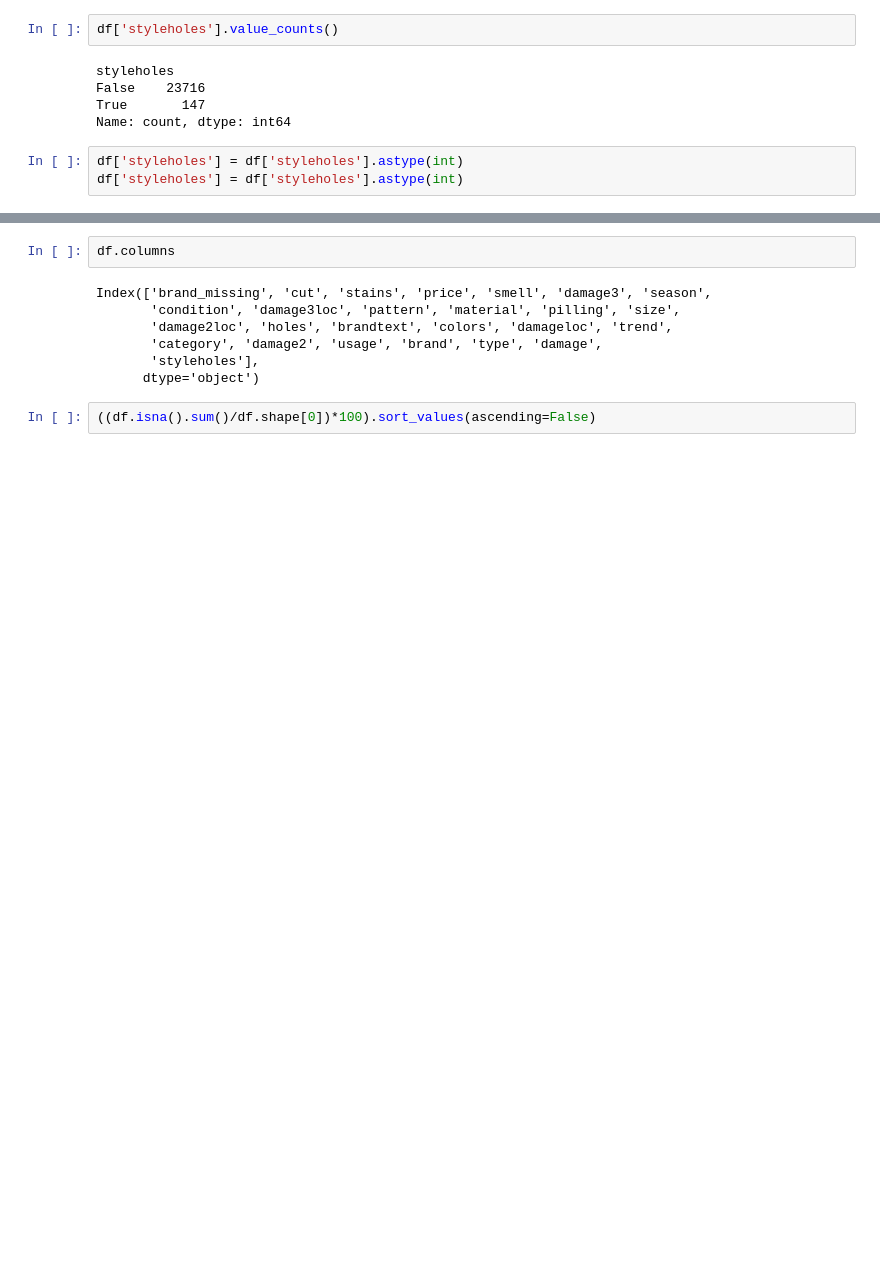
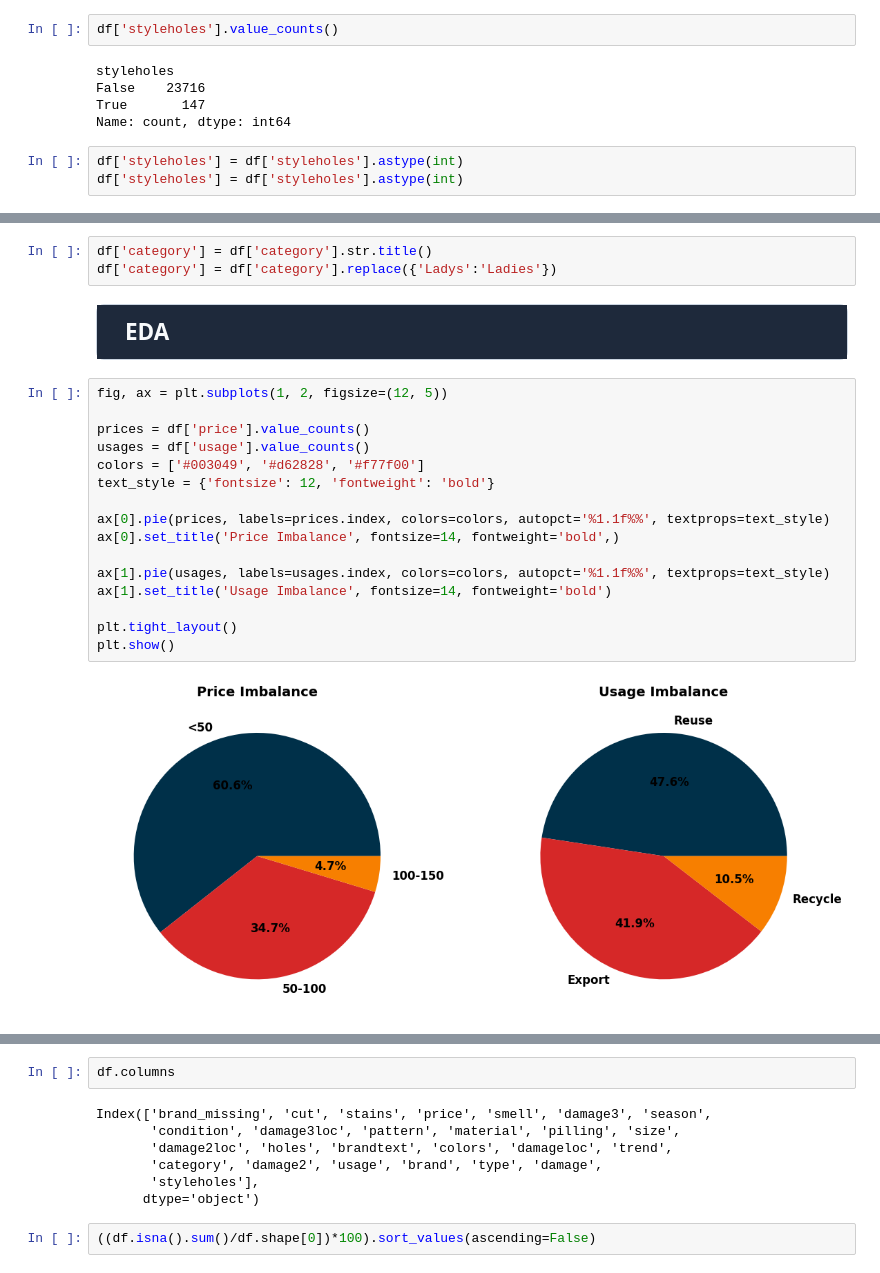
Before and after one commit to Rahma-Hosam/ReValuate, a Jupyter notebook: ReValuate ML Workflow.ipynb, the cells around one changed output, grey strips where cells are left out. Saved outputs shown, nothing was run; the diff lists cells and outputs as text; blank space fills up the shorter version.

```diff
--- a/ReValuate ML Workflow.ipynb
+++ b/ReValuate ML Workflow.ipynb
@@ -1071,0 +993,27 @@ df['styleholes'] = df['styleholes'].astype(int)
+# %%
+df['category'] = df['category'].str.title()
+df['category'] = df['category'].replace({'Ladys':'Ladies'})
+# %% [markdown]
+<div style="border: 1px solid #cbd5e1; border-radius: 8px; overflow: hidden; margin: 8px 0;">
+  <div style="background-color: #1e293b; color: #f8fafc; padding: 16px 28px; font-weight: bold; font-size: 22.5px">
+    EDA
+  </div>
+</div>
+# %%
+fig, ax = plt.subplots(1, 2, figsize=(12, 5))
+
+prices = df['price'].value_counts()
+usages = df['usage'].value_counts()
+colors = ['#003049', '#d62828', '#f77f00']
+text_style = {'fontsize': 12, 'fontweight': 'bold'}
+
+ax[0].pie(prices, labels=prices.index, colors=colors, autopct='%1.1f%%', textprops=text_style)
+ax[0].set_title('Price Imbalance', fontsize=14, fontweight='bold',)
+
+ax[1].pie(usages, labels=usages.index, colors=colors, autopct='%1.1f%%', textprops=text_style)
+ax[1].set_title('Usage Imbalance', fontsize=14, fontweight='bold')
+
+plt.tight_layout()
+plt.show()
+# %% [output]
+[figure, added]
```
Also changed, not shown: parts of 20 cells of this notebook.
